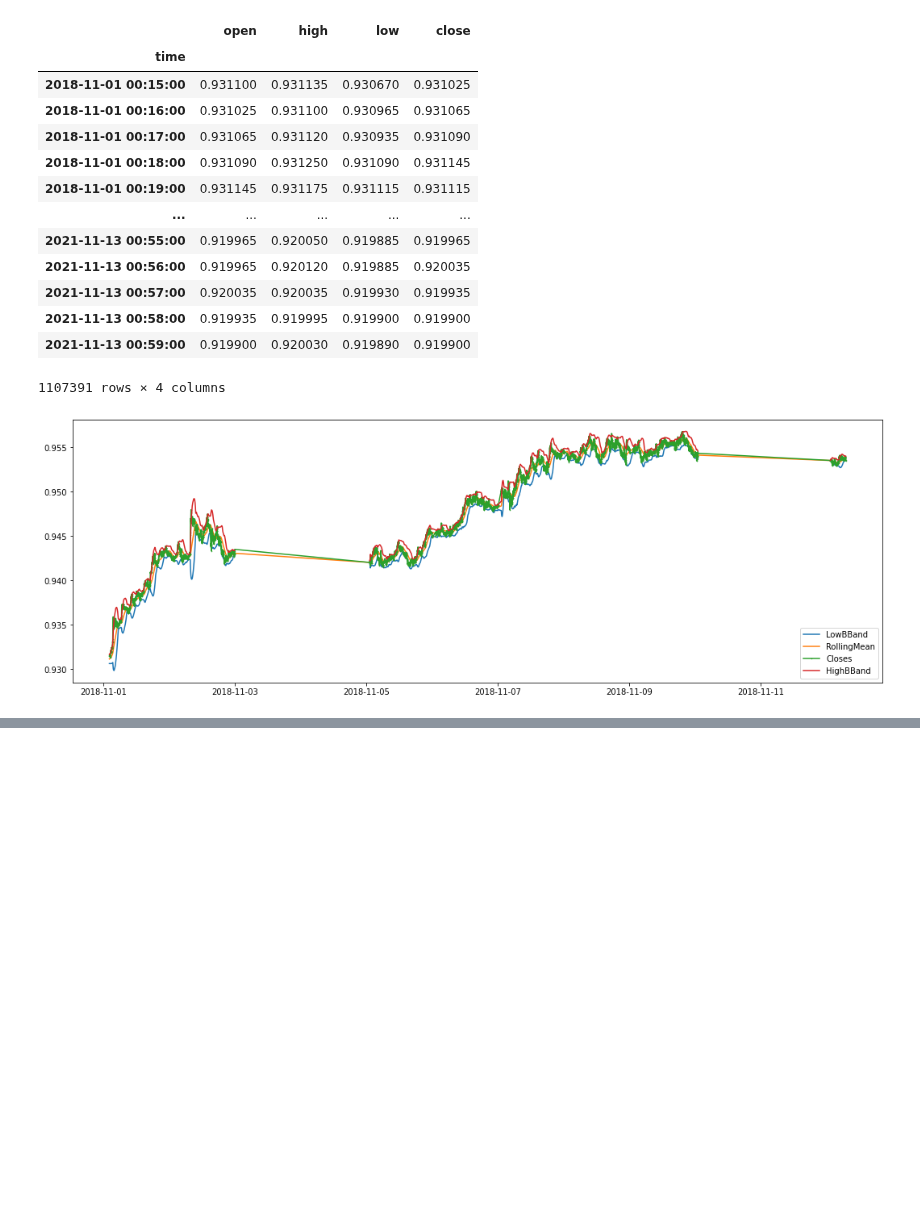
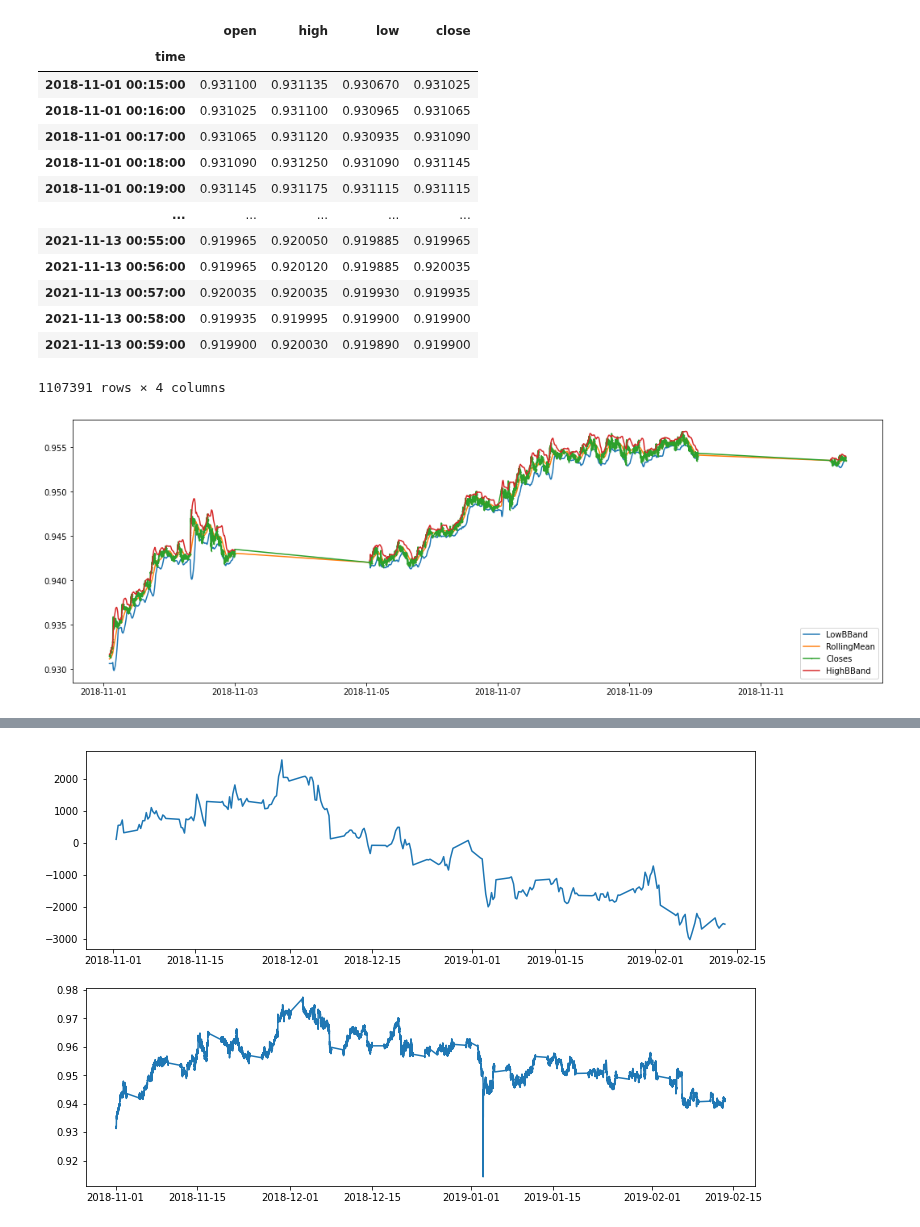
Before and after one commit to Molozey/algo-andrii, a Jupyter notebook: Andrii/Dir_Task_JAN_FEB/MR_Strategy.ipynb, the cells around one changed output, grey strips where cells are left out. Saved outputs shown, nothing was run; the diff lists cells and outputs as text; code cells hidden in the pictures; blank space fills up the shorter version.

```diff
--- a/Andrii/Dir_Task_JAN_FEB/MR_Strategy.ipynb
+++ b/Andrii/Dir_Task_JAN_FEB/MR_Strategy.ipynb
@@ -42,13 +44,18 @@ BuyLossPercent = 20
 SellLossPercent = 20
 BuyTakePercent = 20
 SellTakePercent = 20
+MaxHold = '6H'
+WindowRoll = '2H'
+Y_STD = 200
+
+
 # Массив параметров
 PARAMS = {'Capital': CAP,
           'slippage': slippage,
           'slippagePerCap': CAP / slippage,
-          'window_rolling': '2H',
-          'Y_threshold': 200,
-          'max_hold_period': '6H',
+          'window_rolling': WindowRoll,
+          'Y_threshold': Y_STD,
+          'max_hold_period': MaxHold,
           'stopLossesPercent':{
               'BuyLossPercent': BuyLossPercent / 100,
               'SellLossPercent': SellLossPercent / 100,
@@ -57,7 +64,7 @@ PARAMS = {'Capital': CAP,
               'SellTakePercent': BuyTakePercent / 100,
               'BuyTakePercent': SellTakePercent / 100,
           }}
-del CAP, slippage, BuyLossPercent, SellLossPercent, BuyTakePercent, SellTakePercent
+del CAP, slippage, BuyLossPercent, SellLossPercent, BuyTakePercent, SellTakePercent, MaxHold, WindowRoll, Y_STD
 
 # Считается параметр насколько нужно обрезать данные для адекватности сглаживания
 shift_param = int(pd.Timedelta(PARAMS['window_rolling']) / pd.Timedelta(DataFrequency))
@@ -295,0 +295,81 @@ plt.show()
+# %%
+# for int_arrow, index in tqdm(enumerate(iinp_data.index[:10_000]), total=10_000):
+#     open_status = OpenPosition(current_dot=iinp_data.loc[index], arrow_index=index, Parameters_Dict=PARAMS)
+#     if open_status['type_operation']:
+#         holding = HoldingPosition(open_dict=open_status,
+#                         potential_dataFrame=iinp_data.copy().iloc[int_arrow: int_arrow + time_barrier_param, :],
+#                         Parameters_Dict=PARAMS)
+#
+#         profit, owning_position = calculate_profit(status_open=open_status, status_hold=holding, Parameters_Dict=PARAMS)
+#
+#         df_line = {'Type': open_status["type_operation"],
+#                    'OpenTime': open_status["open_index"],
+#                    'Position': open_status["position"],
+#                    'CloseTime': holding["close_index"],
+#                    'HoldType': holding["type_holding"],
+#                    'Profit': profit,
+#                    'Markdown': owning_position}
+#
+#         df.append(df_line)
+
+
+
+# df = pd.DataFrame(_estimator(iinp_data.copy(), params_dict=PARAMS))
+# df.index = df.CloseTime
+
+
+CAP = 100_000
+slippage = 10
+
+params = {"BuyLossPercent": [20, 30, 40],
+#"SellLossPercent": [20, 30, 40],
+"BuyTakePercent": [20, 30, 40],
+#"SellTakePercent": [20, 30, 40],
+"MaxHold": ['6H', '12H', '8H'],
+"WindowRoll": ['2H', '4H', '1H'],
+"Y_STD": [200, 100, 300, 150]}
+
+def create_grid(pam_grid_obj):
+    CAP = 100_000
+    slippage = 10
+    BuyLossPercent = pam_grid_obj['BuyLossPercent']
+    SellLossPercent = pam_grid_obj['BuyLossPercent']
+    BuyTakePercent = pam_grid_obj['BuyTakePercent']
+    SellTakePercent = pam_grid_obj['BuyTakePercent']
+    MaxHold = pam_grid_obj['MaxHold']
+    WindowRoll = pam_grid_obj['WindowRoll']
+    Y_STD = pam_grid_obj['Y_STD']
+
+
+    # Массив параметров
+    PARAMS = {'Capital': CAP,
+              'slippage': slippage,
+              'slippagePerCap': CAP / slippage,
+              'window_rolling': WindowRoll,
+              'Y_threshold': Y_STD,
+              'max_hold_period': MaxHold,
+              'stopLossesPercent':{
+                  'BuyLossPercent': BuyLossPercent / 100,
+                  'SellLossPercent': SellLossPercent / 100,
+              },
+              'takePercent':{
+                  'SellTakePercent': BuyTakePercent / 100,
+                  'BuyTakePercent': SellTakePercent / 100,
+              }}
+    del CAP, slippage, BuyLossPercent, SellLossPercent, BuyTakePercent, SellTakePercent, MaxHold, WindowRoll, Y_STD
+    return PARAMS
+
+grid = ParameterGrid(params)
+print(grid[100])
+print(create_grid(grid[100]))
+
+SHIFT = 100_000
+ret_df = _estimator(data_frame=iinp_data.copy().iloc[:SHIFT], params_dict=create_grid(grid[100]))
+
+plt.figure(figsize=(12,8))
+plt.subplot(2,1,1)
+plt.plot(ret_df.Profit.cumsum())
+plt.subplot(2,1,2)
+plt.plot(iinp_data.close.iloc[:SHIFT], label='Closes')
+plt.show()
+# %% [output]
@@ -296,3 +378,4 @@ plt.show()
+[figure, added]
 # %%
 
 time_barrier_param = int(pd.Timedelta(PARAMS['max_hold_period']) / pd.Timedelta(DataFrequency))
```
Also changed, not shown: parts of 3 cells of this notebook.
